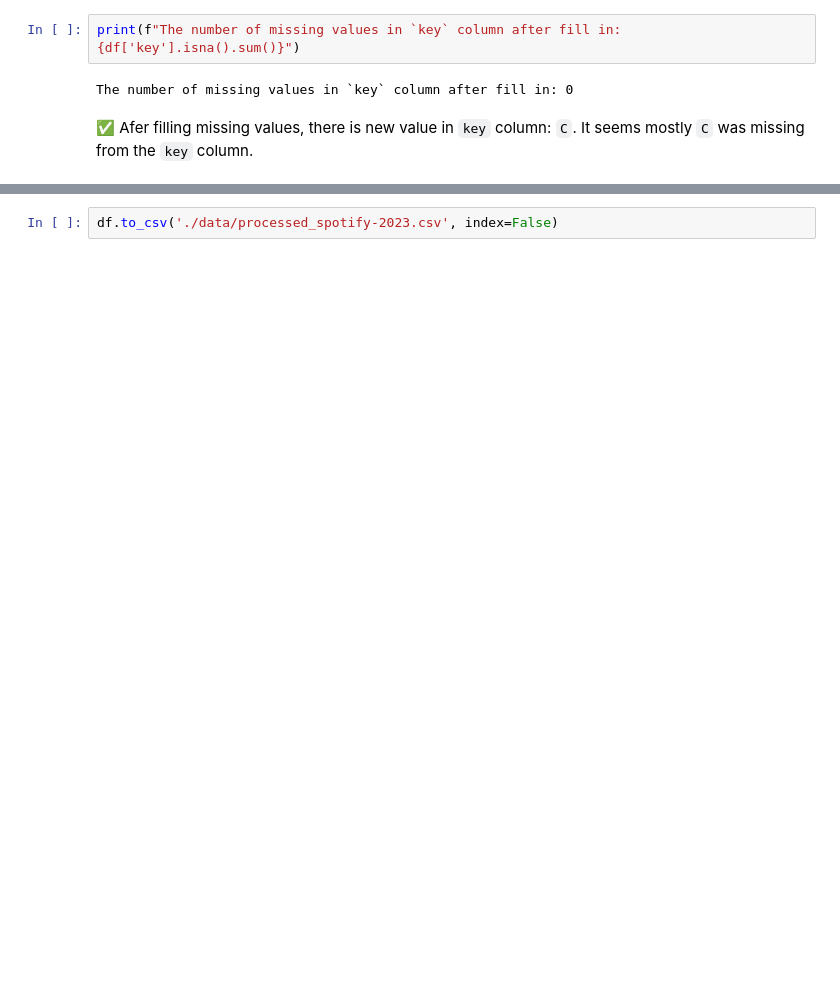
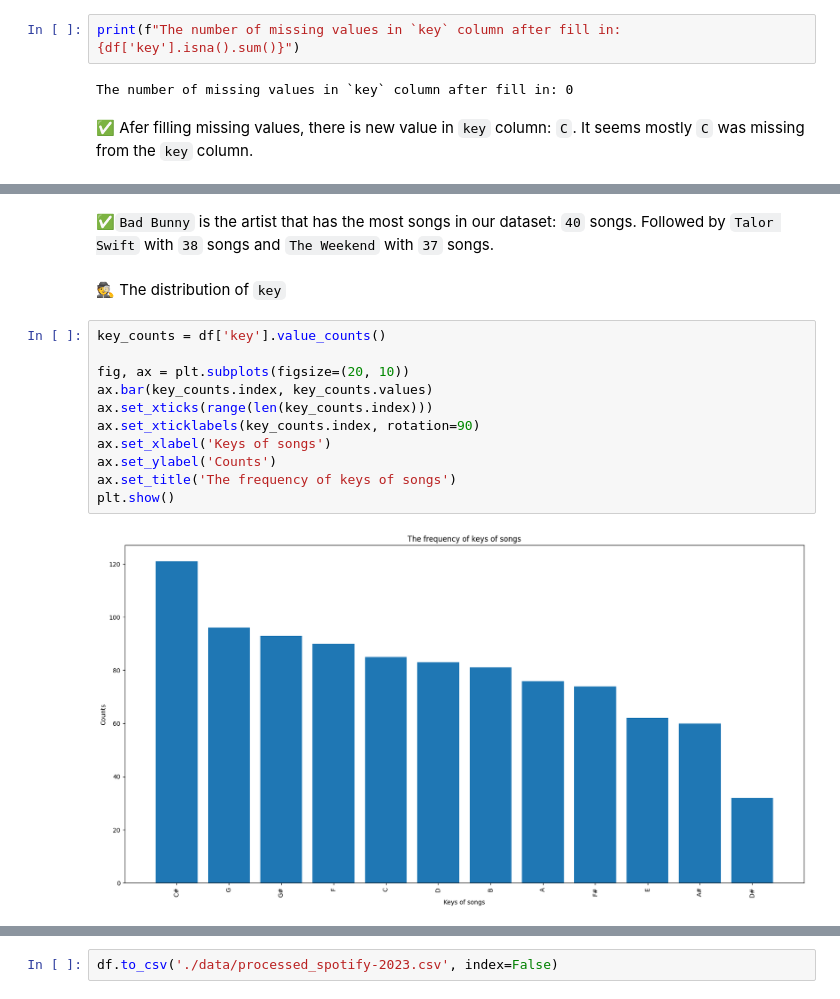
Before and after one commit to khanhnhan1512/Final-Project-DS-Programming, a Jupyter notebook: 02-Data_Exploration_and_Preprocessing.ipynb, the cells around one changed output, grey strips where cells are left out. Drawn from its saved outputs; the diff is of its cells as text; blank space fills up the shorter version.

```diff
--- a/02-Data_Exploration_and_Preprocessing.ipynb
+++ b/02-Data_Exploration_and_Preprocessing.ipynb
@@ -529,0 +570,17 @@ The number of missing values in `key` column after fill in: 0
+# %% [markdown]
+✅`Bad Bunny` is the artist that has the most songs in our dataset: `40` songs. Followed by `Talor Swift` with `38` songs and `The Weekend` with `37` songs.
+# %% [markdown]
+🕵️ The distribution of `key`
+# %%
+key_counts = df['key'].value_counts()
+
+fig, ax = plt.subplots(figsize=(20, 10))
+ax.bar(key_counts.index, key_counts.values)
+ax.set_xticks(range(len(key_counts.index)))
+ax.set_xticklabels(key_counts.index, rotation=90)
+ax.set_xlabel('Keys of songs')
+ax.set_ylabel('Counts')
+ax.set_title('The frequency of keys of songs')
+plt.show()
+# %% [output]
+[figure, added]
```
Also changed, not shown: parts of 61 cells of this notebook, 3 other files.
